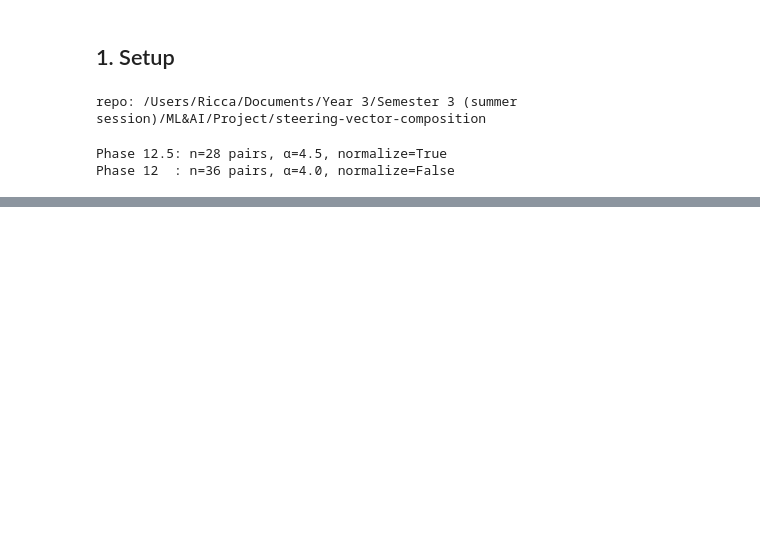
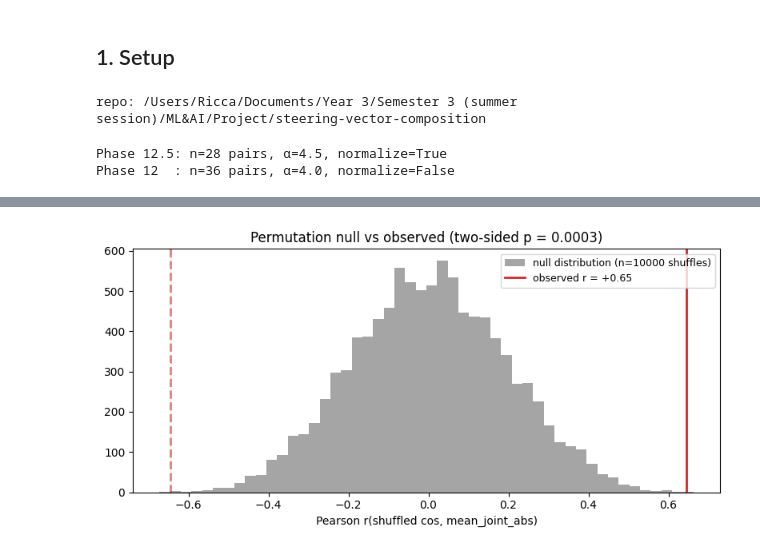
Before and after one commit to edoardopanella/steering-vector-composition, a Jupyter notebook: analysis/notebooks/signed_cosine_predicts_suppression.ipynb, the cells around one changed output, grey strips where cells are left out. Cells and saved outputs as stored; diff of their text form; code cells hidden in the pictures; blank space fills up the shorter version.

```diff
--- a/analysis/notebooks/signed_cosine_predicts_suppression.ipynb
+++ b/analysis/notebooks/signed_cosine_predicts_suppression.ipynb
@@ -544,0 +188,27 @@ plt.show()
+# %%
+x = p125["cos"].values
+y = p125["mean_joint_abs"].values
+r_obs, p_pearson = stats.pearsonr(x, y)
+print(f"Pearson r(cos, mean_joint_abs) = {r_obs:+.3f}")
+print(f"Parametric p-value             = {p_pearson:.4f}")
+print(f"n                              = {len(x)}")
+
+rng = np.random.default_rng(0)
+N_PERM = 10000
+perm = np.array([stats.pearsonr(rng.permutation(x), y)[0] for _ in range(N_PERM)])
+p_perm = (np.sum(np.abs(perm) >= abs(r_obs)) + 1) / (N_PERM + 1)
+print(f"\nPermutation test (n={N_PERM}, two-sided):")
+print(f"  observed |r|     = {abs(r_obs):.3f}")
+print(f"  perm null max|r| = {np.abs(perm).max():.3f}")
+print(f"  p (two-sided)    = {p_perm:.4f}")
+
+# Bootstrap CI on r
+def boot_r(x, y, n=5000, seed=0):
+    rng = np.random.default_rng(seed)
+    return np.array([
+        stats.pearsonr(x[idx := rng.integers(0,len(x),len(x))], y[idx])[0]
+        for _ in range(n)
+    ])
+boot = boot_r(x, y)
+ci = np.percentile(boot, [2.5, 97.5])
+print(f"\nBootstrap 95% CI on r: [{ci[0]:+.3f}, {ci[1]:+.3f}]")
@@ -544,0 +785,13 @@ plt.show()
+# %%
+# Permutation null
+fig, ax = plt.subplots(figsize=(8, 4))
+ax.hist(perm, bins=50, color="tab:gray", alpha=0.7,
+        label=f"null distribution (n={N_PERM} shuffles)")
+ax.axvline(r_obs,  color="tab:red", lw=2, label=f"observed r = {r_obs:+.2f}")
+ax.axvline(-r_obs, color="tab:red", lw=2, ls="--", alpha=0.6)
+ax.set_xlabel("Pearson r(shuffled cos, mean_joint_abs)")
+ax.set_title(f"Permutation null vs observed (two-sided p = {p_perm:.4f})")
+ax.legend(fontsize=9)
+plt.tight_layout(); plt.show()
+# %% [output]
+[figure, added]
```
Also changed, not shown: parts of 79 cells of this notebook.
